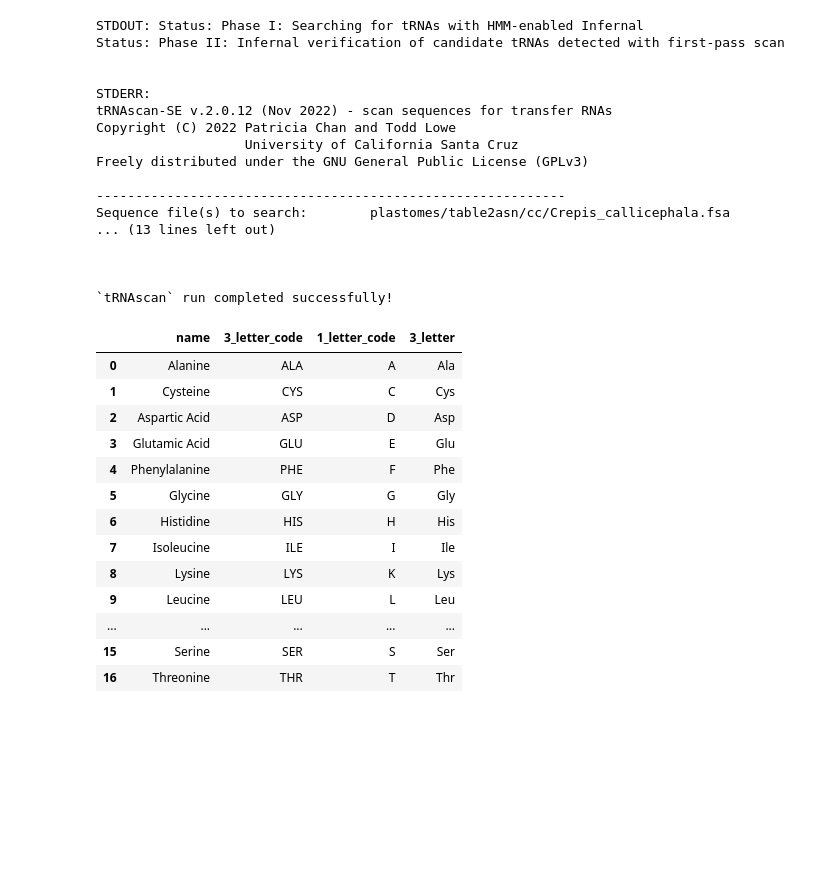
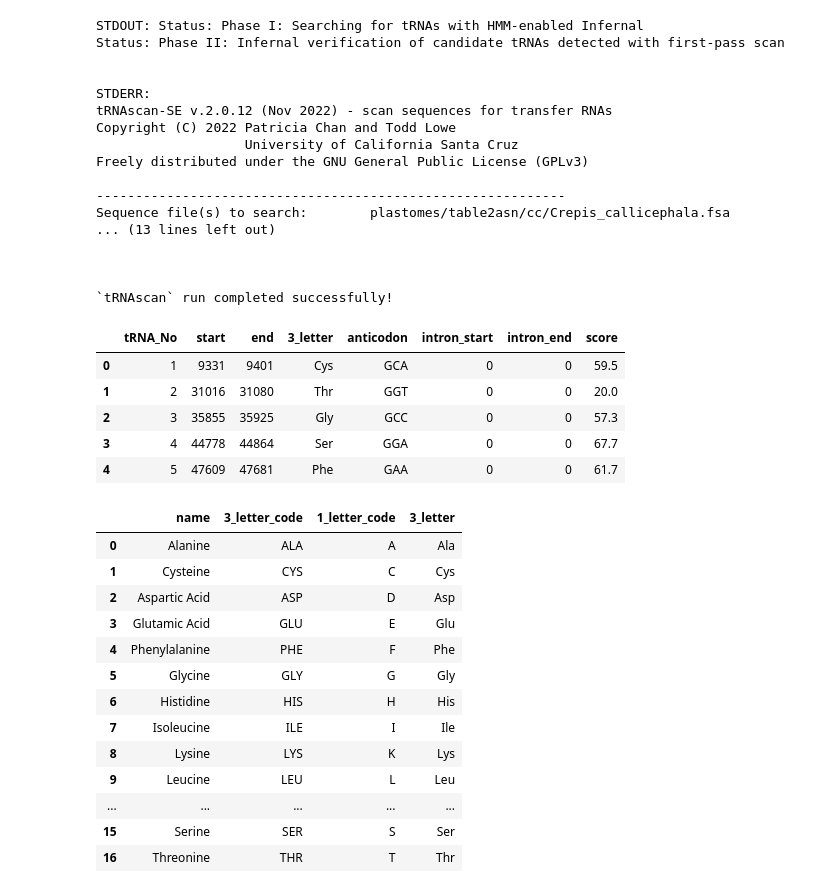
Before and after one commit to asan-emirsaleh/plastome_postprocessing, a Jupyter notebook: troubleshoot_cc.ipynb, the cells around one changed output. Drawn from its saved outputs; the diff is of its cells as text; code cells hidden in the pictures; blank space fills up the shorter version.

```diff
--- a/troubleshoot_cc.ipynb
+++ b/troubleshoot_cc.ipynb
@@ -592,6 +682,71 @@ Sequence file(s) to search:        plastomes/table2asn/cc/Crepis_callicephala.fs
 
 
 `tRNAscan` run completed successfully!
+# %%
+import pandas as pd
+import os
+import io
+
+def parse_trnascan_output(file_path: str|os.PathLike):
+    """
+    Parse tRNAscan-SE output file and return a pandas DataFrame.
+    """
+    column_names = [
+        "sequence_name", "tRNA_No", "start", "end", "3_letter",
+        "anticodon", "intron_start", "intron_end", "score",
+        "isotype_CM", "isotype_score", "note",
+    ]
+
+    with open(file_path, 'r') as f:
+        lines = f.readlines()
+
+    # Find the start of the data (should be
+    # after the dashed separator line)
+    data_start = 0
+    for i, line in enumerate(lines):
+        if line.startswith("--------"):
+            data_start = i + 1
+            break
+
+    data_lines = lines[data_start:]
+    data_str = "".join(data_lines)
+
+    df = pd.read_csv(
+        io.StringIO(data_str),
+        delim_whitespace=True,
+        header=None,
+        names=column_names,
+        index_col=False
+    )
+
+    # Fix column types
+    numeric_cols = [
+        "tRNA_No", "start", "end",
+        "intron_start", "intron_end",
+        "score", "isotype_score",
+        ]
+    for col in numeric_cols:
+        df[col] = pd.to_numeric(df[col], errors='coerce')
+
+    return df
+
+df_trnascan = parse_trnascan_output(trnascan_out)
+filter_cols = [
+    "tRNA_No", "start", "end", "3_letter",
+    "anticodon", "intron_start", "intron_end", "score",
+]
+df_trnascan = df_trnascan[filter_cols]
+display(df_trnascan.head())
+
+# Optional: Save to CSV
+# df.to_csv("trnascan_results.csv", index=False)
+# %% [output]
+|  | tRNA_No | start | end | 3_letter | anticodon | intron_start | intron_end | score |
+| 0 | 1 | 9331 | 9401 | Cys | GCA | 0 | 0 | 59.5 |
+| 1 | 2 | 31016 | 31080 | Thr | GGT | 0 | 0 | 20.0 |
+| 2 | 3 | 35855 | 35925 | Gly | GCC | 0 | 0 | 57.3 |
+| 3 | 4 | 44778 | 44864 | Ser | GGA | 0 | 0 | 67.7 |
+| 4 | 5 | 47609 | 47681 | Phe | GAA | 0 | 0 | 61.7 |
 # %%
 # checking for compatibility between
 # current and Aragorn-suggested tRNA annotations
```
Also changed, not shown: parts of 1 cell of this notebook.
